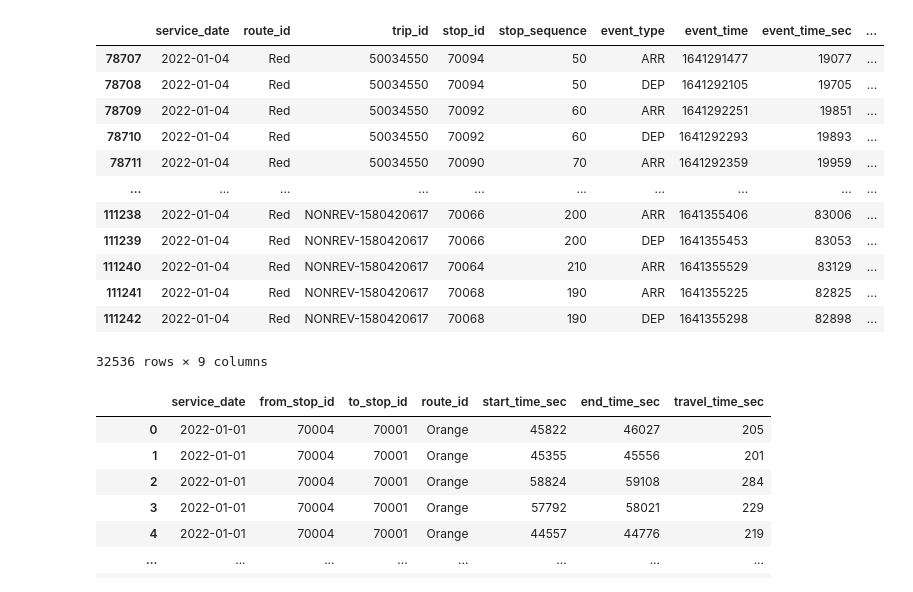
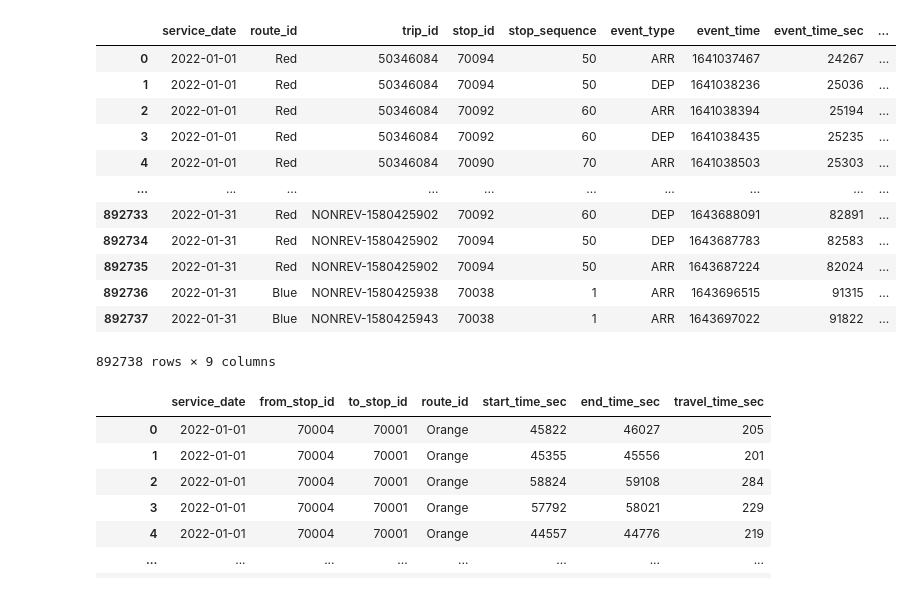
Before and after one commit to ColinCarnish/CS4100_Final, a Jupyter notebook: src/preprocessing.ipynb, the cells around one changed output. Drawn from its saved outputs; the diff is of its cells as text; code cells hidden in the pictures.

```diff
--- a/src/preprocessing.ipynb
+++ b/src/preprocessing.ipynb
@@ -9,24 +10,24 @@ stop_times_file = "/Users/sierrawelsch/CS4100_Final/Datasets/20220103_stop_times
 # %%
 events_df = pd.read_csv(events_file)
 events_df.head()
 events_df = events_df.drop(["vehicle_id", "vehicle_label", "direction_id"], axis = 1)
-events_df = events_df[events_df['service_date'] == '2022-01-04']
+# events_df = events_df[events_df['service_date'] == '2022-01-04']
 events_df['event_time_dt'] = pd.to_timedelta(events_df['event_time_sec'], unit='s').astype(str)
 events_df
 # %% [output]
 |  | service_date | route_id | trip_id | stop_id | stop_sequence | event_type | event_time | event_time_sec | ... |
-| 78707 | 2022-01-04 | Red | 50034550 | 70094 | 50 | ARR | 1641291477 | 19077 | ... |
-| 78708 | 2022-01-04 | Red | 50034550 | 70094 | 50 | DEP | 1641292105 | 19705 | ... |
-| 78709 | 2022-01-04 | Red | 50034550 | 70092 | 60 | ARR | 1641292251 | 19851 | ... |
-| 78710 | 2022-01-04 | Red | 50034550 | 70092 | 60 | DEP | 1641292293 | 19893 | ... |
-| 78711 | 2022-01-04 | Red | 50034550 | 70090 | 70 | ARR | 1641292359 | 19959 | ... |
+| 0 | 2022-01-01 | Red | 50346084 | 70094 | 50 | ARR | 1641037467 | 24267 | ... |
+| 1 | 2022-01-01 | Red | 50346084 | 70094 | 50 | DEP | 1641038236 | 25036 | ... |
+| 2 | 2022-01-01 | Red | 50346084 | 70092 | 60 | ARR | 1641038394 | 25194 | ... |
+| 3 | 2022-01-01 | Red | 50346084 | 70092 | 60 | DEP | 1641038435 | 25235 | ... |
+| 4 | 2022-01-01 | Red | 50346084 | 70090 | 70 | ARR | 1641038503 | 25303 | ... |
 | ... | ... | ... | ... | ... | ... | ... | ... | ... | ... |
-| 111238 | 2022-01-04 | Red | NONREV-1580420617 | 70066 | 200 | ARR | 1641355406 | 83006 | ... |
-| 111239 | 2022-01-04 | Red | NONREV-1580420617 | 70066 | 200 | DEP | 1641355453 | 83053 | ... |
-| 111240 | 2022-01-04 | Red | NONREV-1580420617 | 70064 | 210 | ARR | 1641355529 | 83129 | ... |
-| 111241 | 2022-01-04 | Red | NONREV-1580420617 | 70068 | 190 | ARR | 1641355225 | 82825 | ... |
-| 111242 | 2022-01-04 | Red | NONREV-1580420617 | 70068 | 190 | DEP | 1641355298 | 82898 | ... |
+| 892733 | 2022-01-31 | Red | NONREV-1580425902 | 70092 | 60 | DEP | 1643688091 | 82891 | ... |
+| 892734 | 2022-01-31 | Red | NONREV-1580425902 | 70094 | 50 | DEP | 1643687783 | 82583 | ... |
+| 892735 | 2022-01-31 | Red | NONREV-1580425902 | 70094 | 50 | ARR | 1643687224 | 82024 | ... |
+| 892736 | 2022-01-31 | Blue | NONREV-1580425938 | 70038 | 1 | ARR | 1643696515 | 91315 | ... |
+| 892737 | 2022-01-31 | Blue | NONREV-1580425943 | 70038 | 1 | ARR | 1643697022 | 91822 | ... |
-32536 rows × 9 columns
+892738 rows × 9 columns
 # %%
 travel_times_df = pd.read_csv(travel_times_file)
 travel_times_df.head()
```
Also changed, not shown: parts of 10 cells of this notebook.
